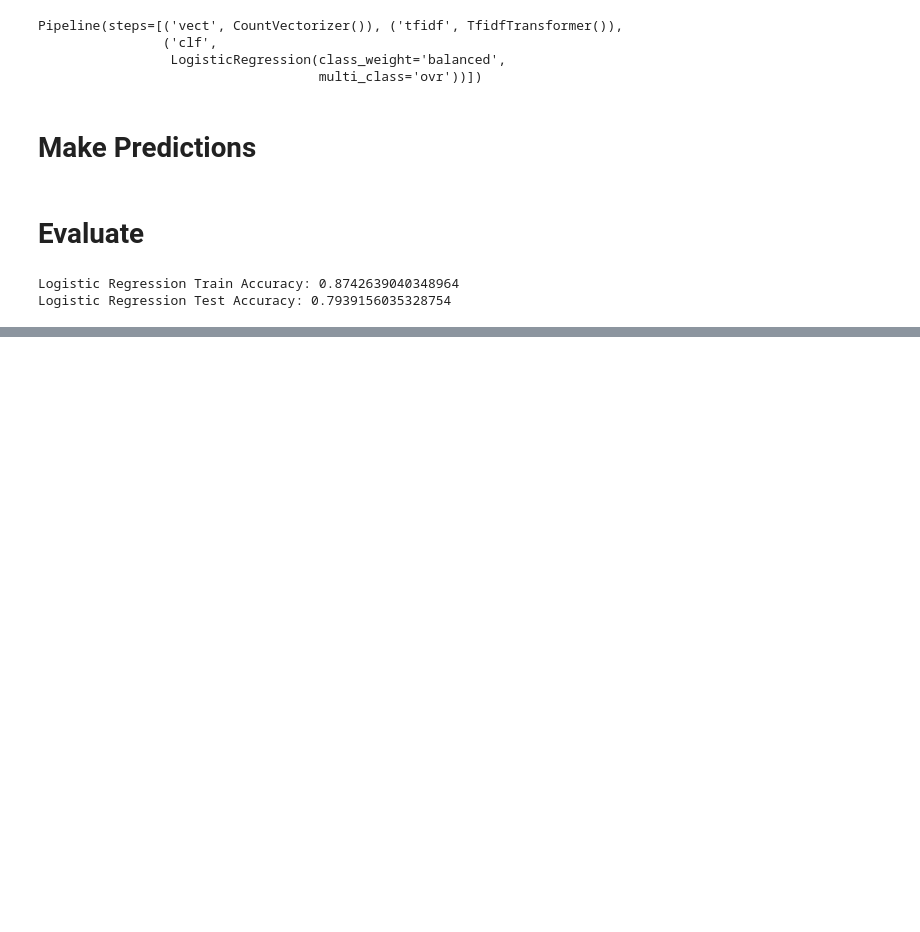
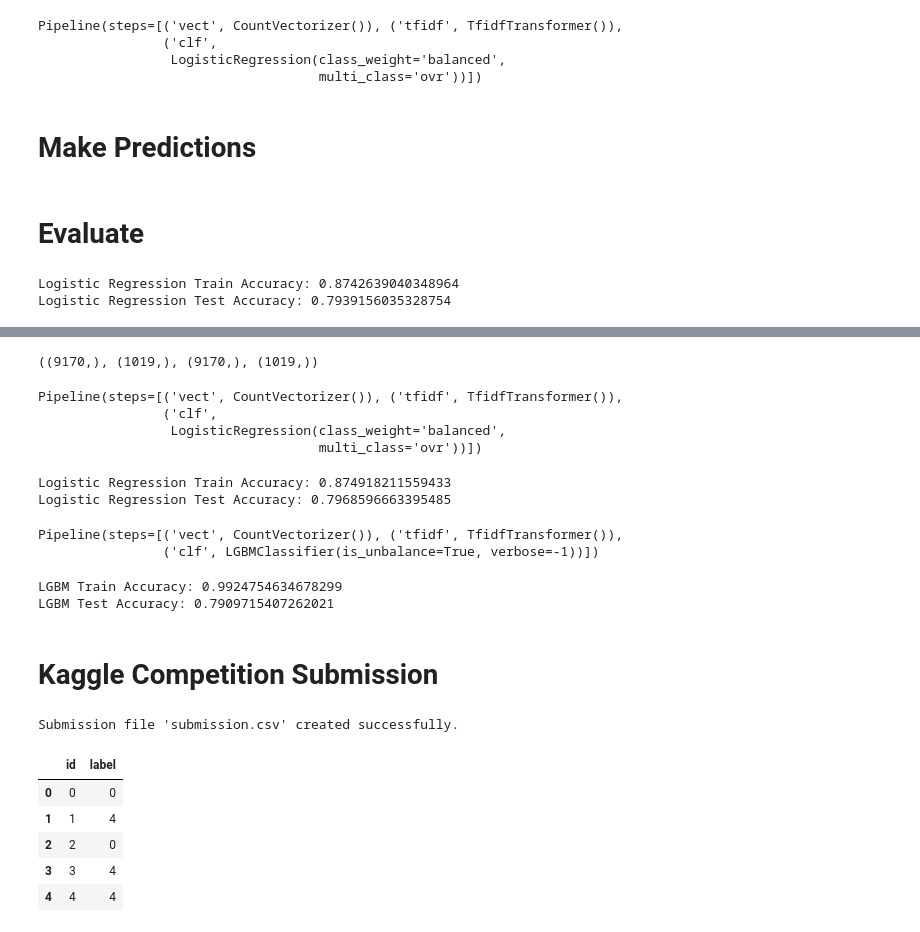
Before and after one commit to PrudhvirajuChekuri/Final-Project-Group8, a Jupyter notebook: nlp-final-project-classical.ipynb, the cells around one changed output, grey strips where cells are left out. Cells and saved outputs as stored; diff of their text form; code cells hidden in the pictures; blank space fills up the shorter version.

```diff
--- a/nlp-final-project-classical.ipynb
+++ b/nlp-final-project-classical.ipynb
@@ -136,0 +206,4 @@ Logistic Regression Test Accuracy: 0.7939156035328754
+# %%
+X = train["Question"]
+y = train["label"]
+display(X.shape, y.shape, X.head(2), y.head(2))
@@ -136,0 +219,16 @@ Logistic Regression Test Accuracy: 0.7939156035328754
+# %%
+X_train, X_test, y_train, y_test = train_test_split(X, y, stratify=y, test_size=0.1, random_state=42)
+X_train.shape, X_test.shape, y_train.shape, y_test.shape
+# %% [output]
+((9170,), (1019,), (9170,), (1019,))
+# %%
+lr = Pipeline([('vect', CountVectorizer()),
+               ('tfidf', TfidfTransformer()),
+               ('clf', LogisticRegression(class_weight="balanced", multi_class='ovr'))
+              ])
+lr.fit(X_train, y_train)
+# %% [output]
+Pipeline(steps=[('vect', CountVectorizer()), ('tfidf', TfidfTransformer()),
+                ('clf',
+                 LogisticRegression(class_weight='balanced',
+                                    multi_class='ovr'))])
@@ -136,0 +238,16 @@ Logistic Regression Test Accuracy: 0.7939156035328754
+# %%
+print("Logistic Regression Train Accuracy:", lr.score(X_train, y_train))
+print("Logistic Regression Test Accuracy:", lr.score(X_test, y_test))
+# %% [output]
+Logistic Regression Train Accuracy: 0.874918211559433
+Logistic Regression Test Accuracy: 0.7968596663395485
+# %%
+lgbm = Pipeline([('vect', CountVectorizer()),
+               ('tfidf', TfidfTransformer()),
+               ('clf', LGBMClassifier(is_unbalance = True, verbose = -1))
+              ])
+
+lgbm.fit(X_train, y_train)
+# %% [output]
+Pipeline(steps=[('vect', CountVectorizer()), ('tfidf', TfidfTransformer()),
+                ('clf', LGBMClassifier(is_unbalance=True, verbose=-1))])
@@ -136,0 +257,29 @@ Logistic Regression Test Accuracy: 0.7939156035328754
+# %%
+print("LGBM Train Accuracy:", lgbm.score(X_train, y_train))
+print("LGBM Test Accuracy:", lgbm.score(X_test, y_test))
+# %% [output]
+LGBM Train Accuracy: 0.9924754634678299
+LGBM Test Accuracy: 0.7909715407262021
+# %% [markdown]
+# Kaggle Competition Submission
+# %%
+predicted_labels = lgbm.predict(test["Question"])
+
+submission_df = pd.DataFrame({
+    'id': test['id'],
+    'label': predicted_labels
+})
+
+
+submission_filename = 'submission.csv'
+submission_df.to_csv(submission_filename, index=False)
+print(f"Submission file '{submission_filename}' created successfully.")
+display(submission_df.head())
+# %% [output]
+Submission file 'submission.csv' created successfully.
+|  | id | label |
+| 0 | 0 | 0 |
+| 1 | 1 | 4 |
+| 2 | 2 | 0 |
+| 3 | 3 | 4 |
+| 4 | 4 | 4 |
```
Also changed, not shown: parts of 13 cells of this notebook.
